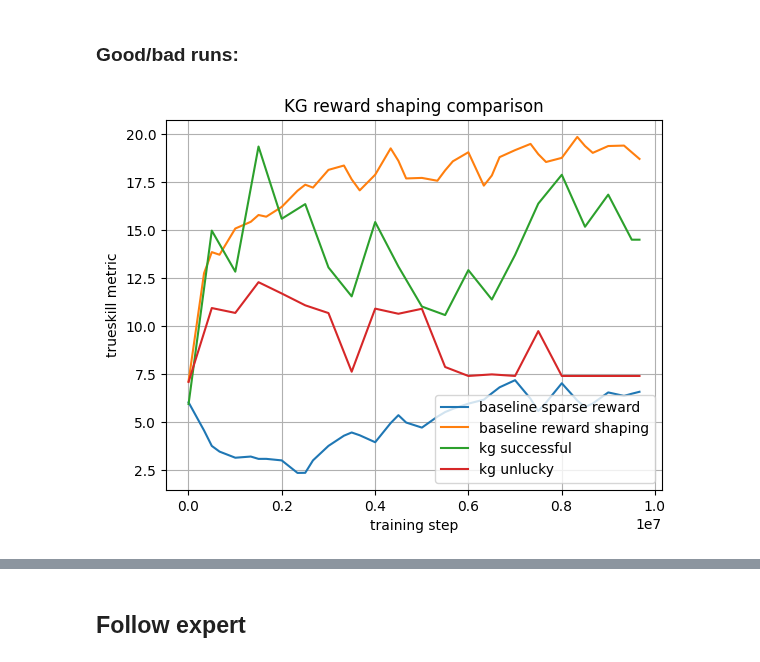
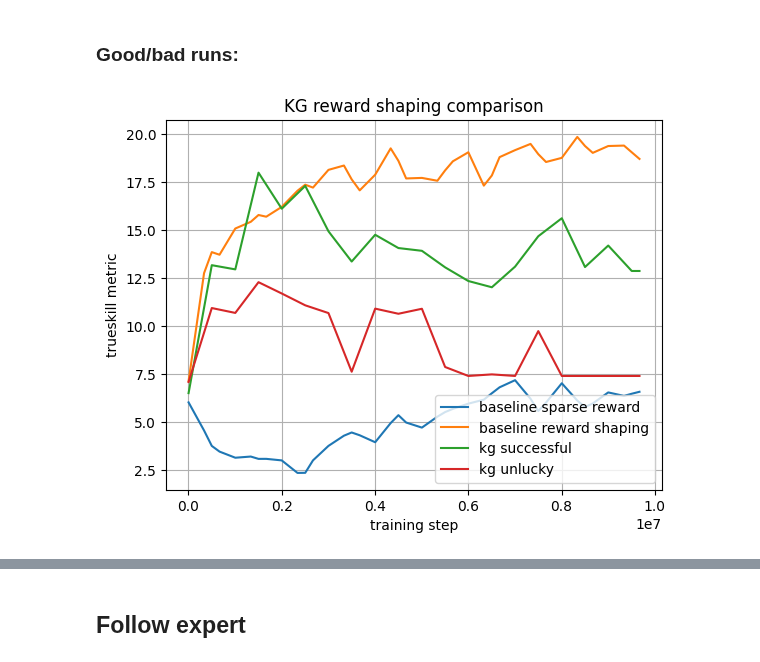
Before and after one commit to adFrej/kg-rl-rts, a Jupyter notebook: results/final_results.ipynb, the cells around one changed output, grey strips where cells are left out. Saved outputs shown, nothing was run; the diff lists cells and outputs as text; code cells hidden in the pictures.

```diff
--- a/results/final_results.ipynb
+++ b/results/final_results.ipynb
@@ -60,14 +60,15 @@ s = new_base()\
 # %%
 s = new_base()\
     .add_many_scores([
-    "MicroRTSGridModeVecEnv__ppo_gridnet__prior__kg12__66__1732216877"
+    "MicroRTSGridModeVecEnv__ppo_gridnet__prior__kg12__66__1732216877",
+    "MicroRTSGridModeVecEnv__ppo_gridnet__prior__kg12__130__1732630170",
 ], "kg successful", directory="kg_reward_shaping", experiments_path="../final_results")\
     .add_many_scores([
     "MicroRTSGridModeVecEnv__ppo_gridnet__prior__kg12__90__1732361405"
 ], "kg unlucky", directory="kg_reward_shaping", experiments_path="../final_results")\
     .draw_avg("KG reward shaping comparison", file="kg_reward_shaping_2")
 # %% [output]
-[figure, old version]
+[figure, new version]
 # %%
 s = new_base()\
     .add_score("MicroRTSGridModeVecEnv__ppo_gridnet__prior__kg12__66__1732216877", "kg 66", directory="kg_reward_shaping", experiments_path="../final_results")\
```
Also changed, not shown: parts of 6 cells of this notebook, 28 other files.
